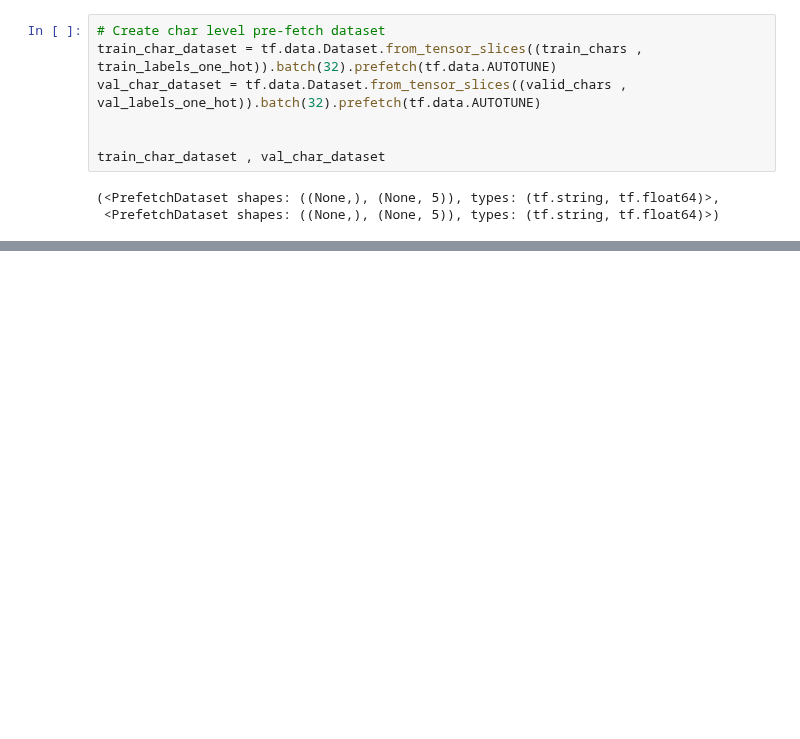
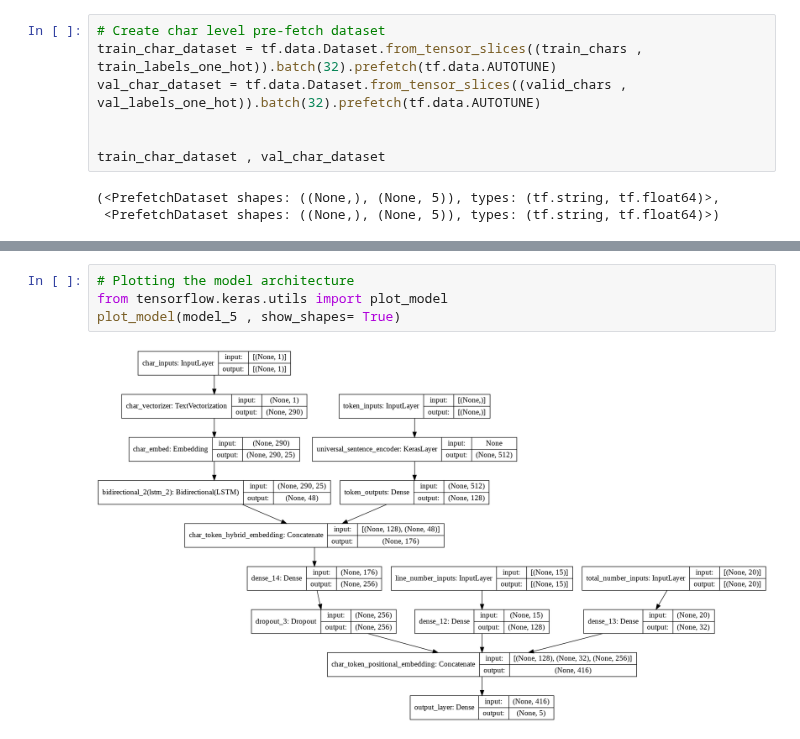
Before and after one commit to ashikshafi08/Learning_Tensorflow, a Jupyter notebook: Notebooks/Milestone_Project_2_SkimLit.ipynb, the cells around one changed output, grey strips where cells are left out. Cells and saved outputs as stored; diff of their text form; blank space fills up the shorter version.

```diff
--- a/Notebooks/Milestone_Project_2_SkimLit.ipynb
+++ b/Notebooks/Milestone_Project_2_SkimLit.ipynb
@@ -1263,0 +1690,6 @@ model_3_results
+# %%
+# Plotting the model architecture
+from tensorflow.keras.utils import plot_model
+plot_model(model_5 , show_shapes= True)
+# %% [output]
+[figure, added]
```
Also changed, not shown: parts of 71 cells of this notebook.
